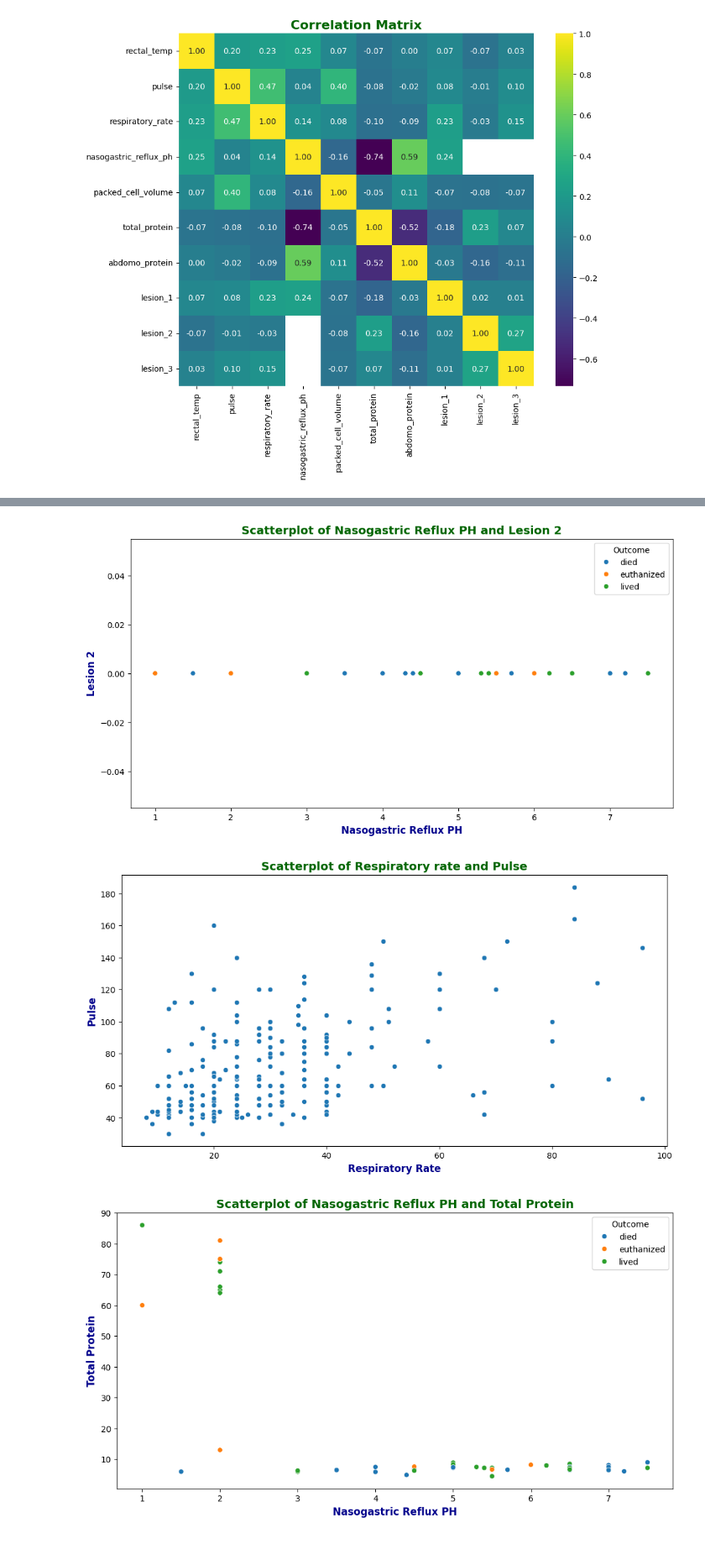
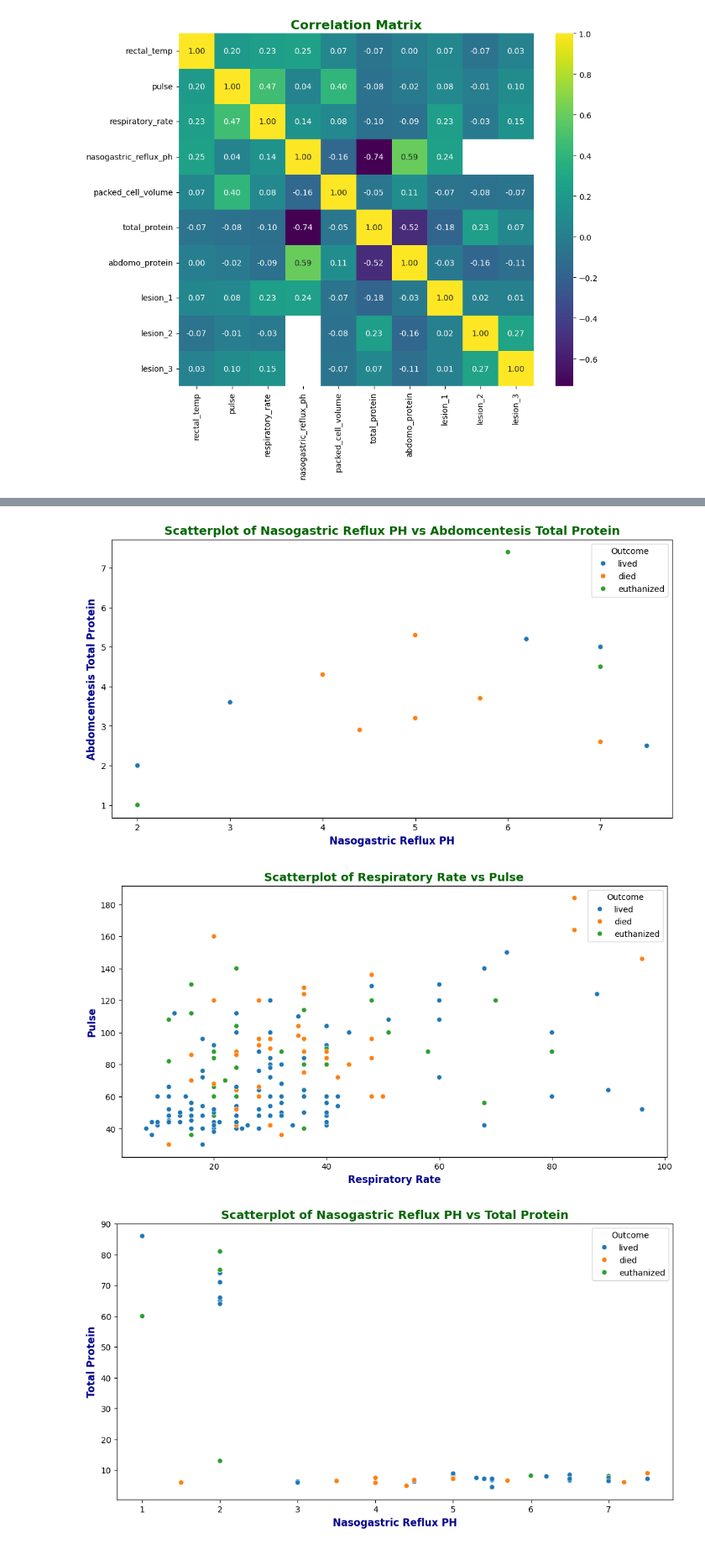
Before and after one commit to MehranZdi/horse_survival, a Jupyter notebook: horse_survival.ipynb, the cells around one changed output, grey strips where cells are left out. Shown at 84% size. Drawn from its saved outputs; the diff is of its cells as text; code cells hidden in the pictures.

```diff
--- a/horse_survival.ipynb
+++ b/horse_survival.ipynb
@@ -222,10 +218,15 @@ plot_desc = ['Scatterplot of Rectal Temperature vs Pulse', ]
+# %%
+scatter_dict = {'first': ['nasogastric_reflux_ph', 'abdomo_protein', 'Nasogastric Reflux PH', 'Abdomcentesis Total Protein'],
+                'second': ['respiratory_rate', 'pulse', 'Respiratory Rate', 'Pulse'],
+                'third': ['nasogastric_reflux_ph', 'total_protein', 'Nasogastric Reflux PH', 'Total Protein'],
+                'forth': ['total_protein', 'abdomo_protein', 'Total Protein', 'Abdomcentesis Total Protein']}
 # %%
-def plot_scatter(x=x_train, y=y_train, feat_names):
-    plt.figure(figsize=(12, 6))
-    sns.scatterplot(x='rectal_temp', y='pulse', hue='outcome', data=data)
-    plt.title('Scatterplot of Rectal Temperature vs Pulse', fontsize=14, fontweight='bold',color = 'darkgreen')
-    plt.xlabel('Rectal Temperature', fontsize=12, fontweight='bold',color = 'darkblue')
-    plt.ylabel('Pulse', fontsize=12, fontweight='bold',color = 'darkblue')
-    plt.legend(title='Outcome', fontsize=10)
-    plt.savefig('Scatterplot of Rectal Temperature vs Pulse.png')
-    plt.show()
+def plot_scatter(x=x_train, y=y_train, scatter_dict=scatter_dict):
+    for element in scatter_dict:
+        plt.figure(figsize=(12, 6))
+        sns.scatterplot(x=scatter_dict[element][0], y=scatter_dict[element][1], hue=y, data=x)
+        plt.title(f'Scatterplot of {scatter_dict[element][2]} vs {scatter_dict[element][3]}', fontsize=14, fontweight='bold',color = 'darkgreen')
+        plt.xlabel(scatter_dict[element][2], fontsize=12, fontweight='bold',color = 'darkblue')
+        plt.ylabel(scatter_dict[element][3], fontsize=12, fontweight='bold',color = 'darkblue')
+        plt.legend(title='Outcome', fontsize=10)
+        plt.show()
@@ -243,31 +233,6 @@ plt.show()
-# %%
-plt.figure(figsize=(12, 6))
-sns.scatterplot(x='nasogastric_reflux_ph', y='lesion_2', hue='outcome', data=data)
-plt.title('Scatterplot of Nasogastric Reflux PH and Lesion 2', fontsize=14, fontweight='bold',color = 'darkgreen')
-plt.xlabel('Nasogastric Reflux PH', fontsize=12, fontweight='bold',color = 'darkblue')
-plt.ylabel('Lesion 2', fontsize=12, fontweight='bold',color = 'darkblue')
-plt.legend(title='Outcome', fontsize=10)
-plt.show()
-# %% [output]
-[figure, removed]
-# %%
-plt.figure(figsize=(12, 6))
-sns.scatterplot(x='respiratory_rate', y='pulse', data=data)
-plt.title('Scatterplot of Respiratory rate and Pulse', fontsize=14, fontweight='bold',color = 'darkgreen')
-plt.xlabel('Respiratory Rate', fontsize=12, fontweight='bold',color = 'darkblue')
-plt.ylabel('Pulse', fontsize=12, fontweight='bold',color = 'darkblue')
-# plt.legend(title='Outcome', fontsize=10)
-# plt.savefig('Scatterplot of Respiratory Rate vs Pulse.png')
-plt.show()
-# %% [output]
-[figure, removed]
-# %%
-plt.figure(figsize=(12, 6))
-sns.scatterplot(x='nasogastric_reflux_ph', y='total_protein', hue='outcome', data=data)
-plt.title('Scatterplot of Nasogastric Reflux PH and Total Protein', fontsize=14, fontweight='bold',color = 'darkgreen')
-plt.xlabel('Nasogastric Reflux PH', fontsize=12, fontweight='bold',color = 'darkblue')
-plt.ylabel('Total Protein', fontsize=12, fontweight='bold',color = 'darkblue')
-plt.legend(title='Outcome', fontsize=10)
-plt.show()
-# %% [output]
-[figure, removed]
+# %%
+plot_scatter()
+# %% [output]
+[figure, added]
+[figure, added]
+[figure, added]
```
Also changed, not shown: parts of 49 cells of this notebook.
